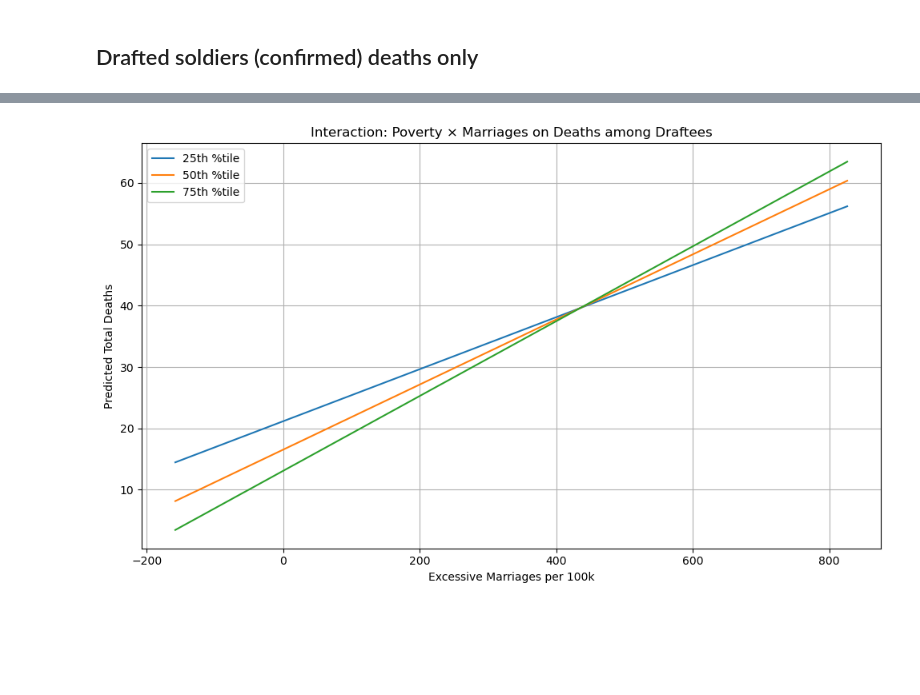
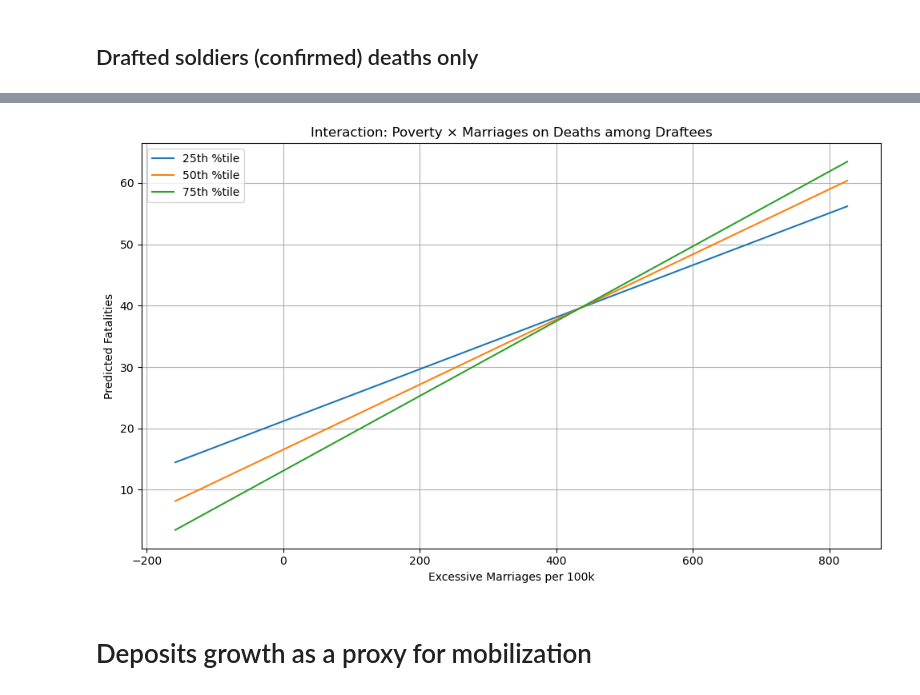
Before and after one commit to ahalian/Thesis, a Jupyter notebook: analysis.ipynb, the cells around one changed output, grey strips where cells are left out. Cells and saved outputs as stored; diff of their text form; code cells hidden in the pictures; blank space fills up the shorter version.

Commit message:
Added deposits as proxy.

```diff
--- a/analysis.ipynb
+++ b/analysis.ipynb
@@ -324,32 +323,34 @@ poverty_labels = ['25th %tile', '50th %tile', '75th %tile']
 fixed_russian_share = df_model['% Russians'].median()
 
 predictions = []
 
 exog_names = model3.model.exog_names
 
 for p, label in zip(poverty_levels, poverty_labels):
     temp = pd.DataFrame({
         'Excessive Marriages per100k': marriage_range,
         'share_poverty': p,
         '% Russians': fixed_russian_share,
         'poverty_x_marriage': marriage_range * p,
         'const' : 1
     })
 
     temp = temp[exog_names]
     y_pred = model3.predict(temp)
     predictions.append((marriage_range, y_pred, label))
 
 plt.figure(figsize=(10, 6))
 for x, y_pred, label in predictions:
     plt.plot(x, y_pred, label=label)
 
 plt.xlabel('Excessive Marriages per 100k')
-plt.ylabel('Predicted Total Deaths')
+plt.ylabel('Predicted Fatalities')
 plt.title('Interaction: Poverty × Marriages on Deaths among Draftees')
 plt.legend()
 plt.grid(True)
 plt.tight_layout()
 plt.show()
 # %% [output]
-[figure, old version]
+[figure, new version]
+# %% [markdown]
+# Deposits growth as a proxy for mobilization
```
Also changed, not shown: parts of 14 cells of this notebook.
